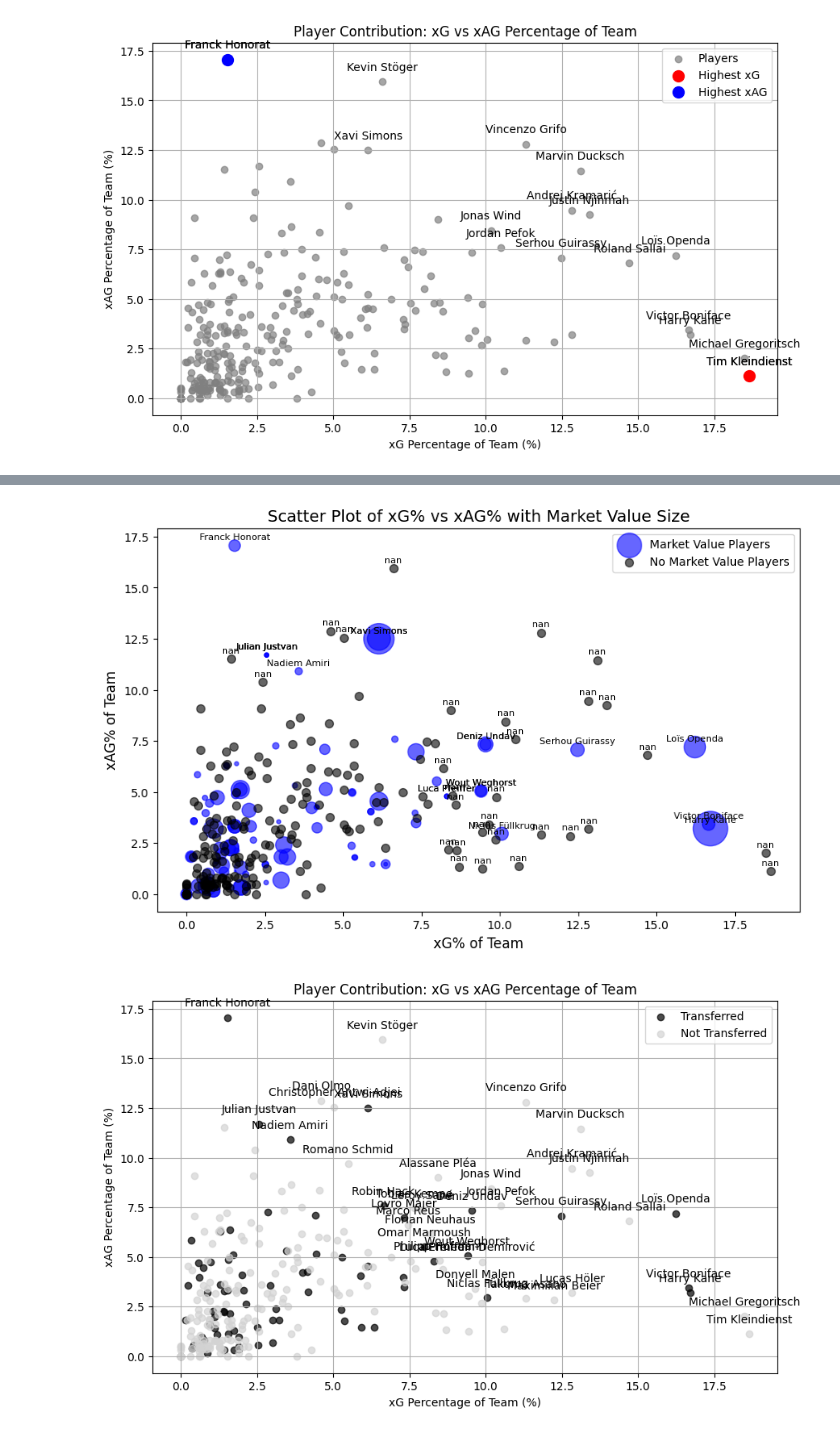
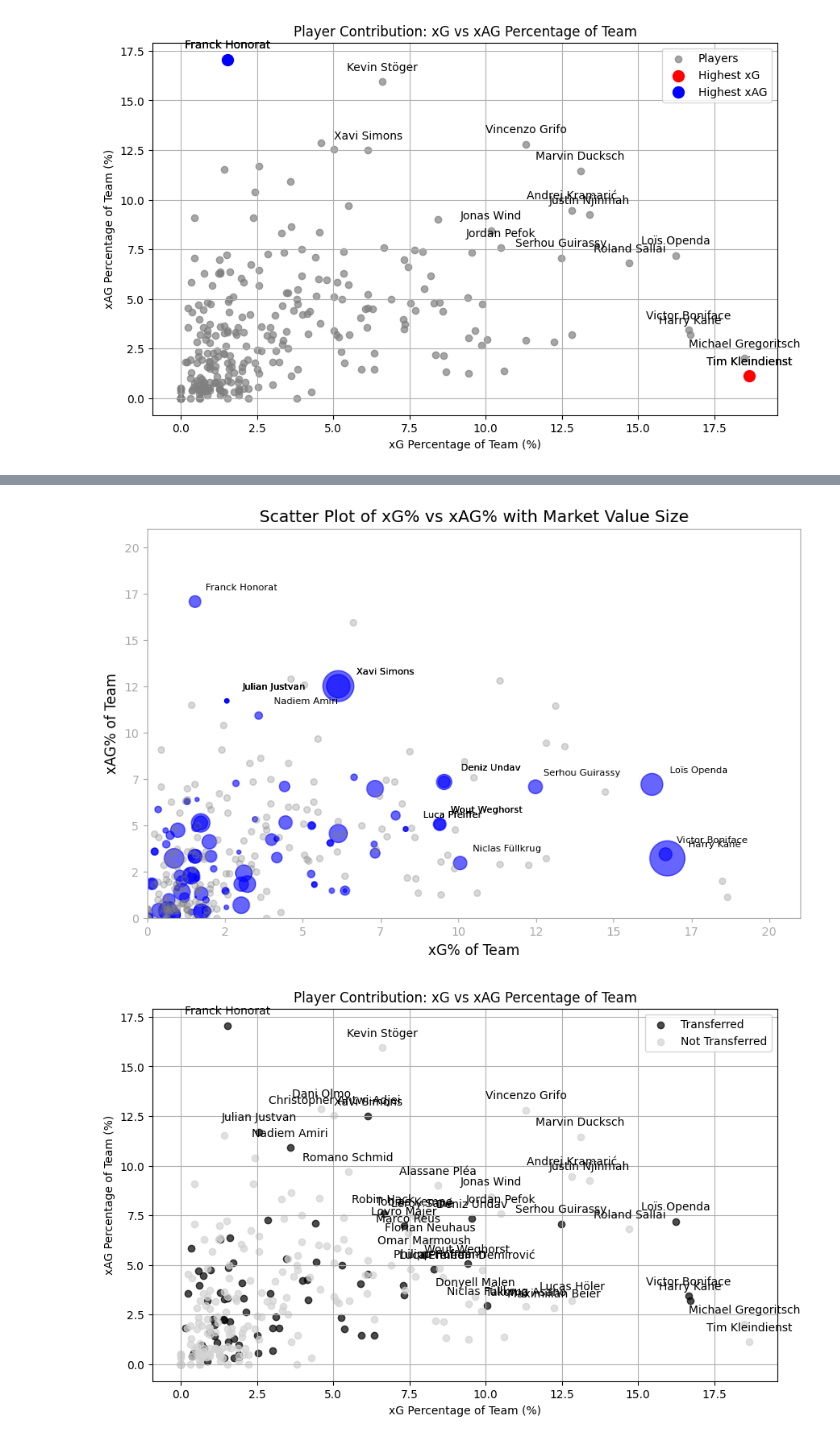
Before and after one commit to jessica-8/Case-Study-APC-Data-Analyst-, a Jupyter notebook: notebooks/notebook_playerStats_analysis.ipynb, the cells around one changed output, grey strips where cells are left out. Saved outputs shown, nothing was run; the diff lists cells and outputs as text; code cells hidden in the pictures.

```diff
--- a/notebooks/notebook_playerStats_analysis.ipynb
+++ b/notebooks/notebook_playerStats_analysis.ipynb
@@ -113,8 +104,6 @@ Index(['Rk', 'season_id_x', 'competition_id', 'Player', 'Nation', 'Pos',
       dtype='object')
 # %%
-import matplotlib.pyplot as plt
 
-# Create the scatter plot
 plt.figure(figsize=(10, 6))
 
 # Players with market value
@@ -122,47 +111,62 @@ mask_with_value = df_player_transfers['market_value_million'].notna()
 plt.scatter(
     df_player_transfers.loc[mask_with_value, 'xG_pct_of_team'],
     df_player_transfers.loc[mask_with_value, 'xAG_pct_of_team'],
-    s=df_player_transfers.loc[mask_with_value, 'market_value_million'] * 10,  # Adjust marker size scale
+    s=df_player_transfers.loc[mask_with_value, 'market_value_million'] * 10,
     alpha=0.6,
     c='blue',
     label='Market Value Players'
 )
 
 # Players without market value
 mask_without_value = df_player_transfers['market_value_million'].isna()
 plt.scatter(
     df_player_transfers.loc[mask_without_value, 'xG_pct_of_team'],
     df_player_transfers.loc[mask_without_value, 'xAG_pct_of_team'],
-    s=50,  # Fixed size for players without market value
-    color='black',
-    alpha=0.6,
+    s=30,
+    color='grey',
+    alpha=0.3,
     label='No Market Value Players'
 )
 
 # Adding labels and title
 plt.title('Scatter Plot of xG% vs xAG% with Market Value Size', fontsize=14)
 plt.xlabel('xG% of Team', fontsize=12)
 plt.ylabel('xAG% of Team', fontsize=12)
 
 # Add player name labels for those with xAG > 10 or xG > 8
 for i, row in df_player_transfers.iterrows():
-    if row['xAG_pct_of_team'] > 10 or row['xG_pct_of_team'] > 8:
+    if (row['xAG_pct_of_team'] > 10 or row['xG_pct_of_team'] > 8) and pd.notna(row['player_name']):
         plt.annotate(
             row['player_name'],
             (row['xG_pct_of_team'], row['xAG_pct_of_team']),
             textcoords="offset points",
-            xytext=(0, 5),  # Offset label slightly above the point
+            xytext=(40, 10),
             ha='center',
             fontsize=8
         )
 
+# Set limits
+plt.ylim(0, 21)
+plt.xlim(0, 21)
+
+# Change color of the axes and labels
+plt.gca().spines['top'].set_color('darkgrey')
+plt.gca().spines['right'].set_color('darkgrey')
+plt.gca().spines['left'].set_color('darkgrey')
+plt.gca().spines['bottom'].set_color('darkgrey')
+plt.gca().tick_params(axis='both', colors='darkgrey')
+
+# Remove decimal points on axes
+plt.gca().xaxis.set_major_formatter(plt.FuncFormatter(lambda x, _: f'{int(x)}'))
+plt.gca().yaxis.set_major_formatter(plt.FuncFormatter(lambda y, _: f'{int(y)}'))
+
 # Show legend
-plt.legend()
+#plt.legend()
 
 # Show plot
 plt.show()
 # %% [output]
-[figure, old version]
+[figure, new version]
 # %%
 
 
```
Also changed, not shown: parts of 25 cells of this notebook, 1 other file.
